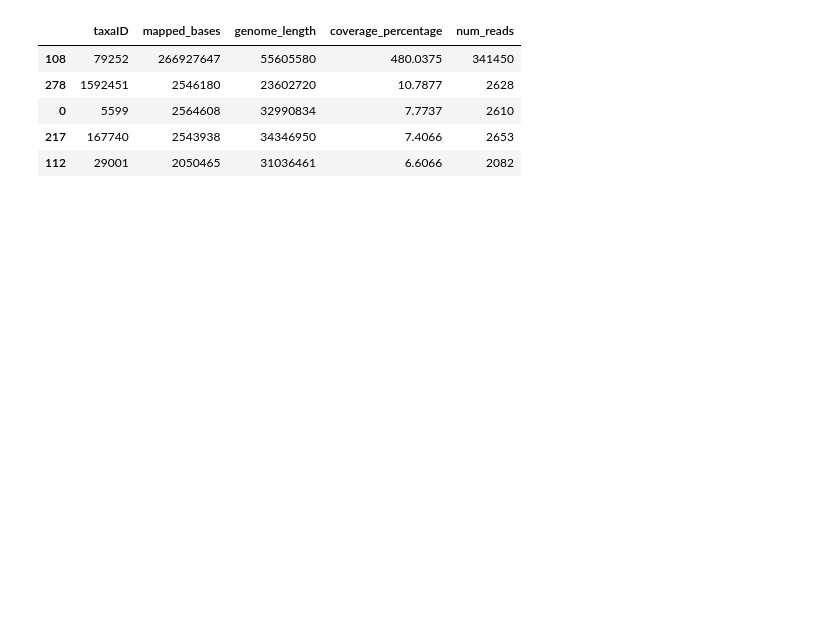
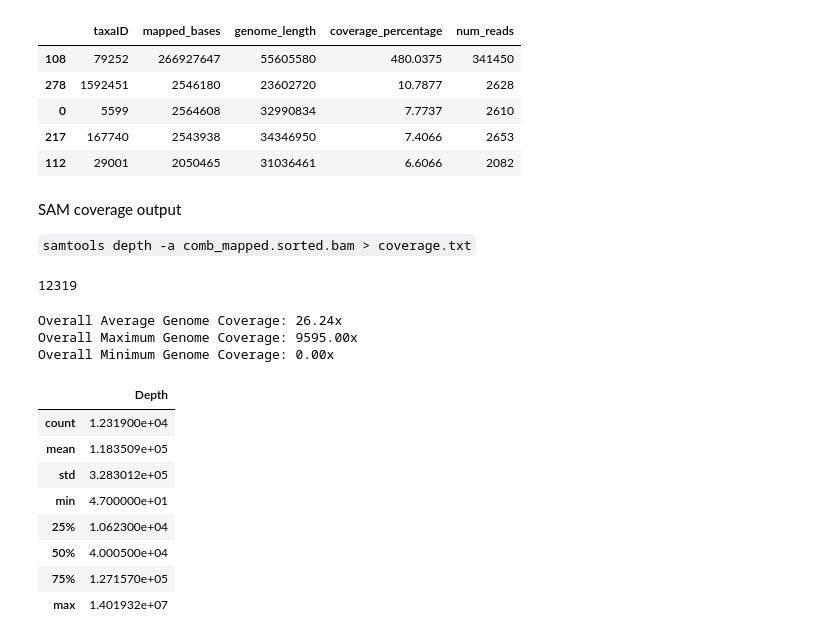
Before and after one commit to Mia-FGB/Strawberry_Analysis, a Jupyter notebook: mildew_pipeline_anaysis.ipynb, the cells around one changed output. Cells and saved outputs as stored; diff of their text form; code cells hidden in the pictures; blank space fills up the shorter version.

```diff
--- a/mildew_pipeline_anaysis.ipynb
+++ b/mildew_pipeline_anaysis.ipynb
@@ -106,3 +111,25 @@ comb_coverage.sort_values(by='coverage_percentage', ascending=False).head(5)
 | 0 | 5599 | 2564608 | 32990834 | 7.7737 | 2610 |
 | 217 | 167740 | 2543938 | 34346950 | 7.4066 | 2653 |
 | 112 | 29001 | 2050465 | 31036461 | 6.6066 | 2082 |
+# %% [markdown]
+SAM coverage output
+
+`samtools depth -a comb_mapped.sorted.bam > coverage.txt`
+# %%
+depth = pd.read_csv("/Users/berelsom/Library/CloudStorage/OneDrive-NorwichBioScienceInstitutes/Air_Samples/Tiptree/Mildew/coverage.txt",
+                     sep='\t',  names=["Contig", "Position", "Depth"])
+
+depth['Contig'].nunique()
+# %% [output]
+12319
+# %%
+overall_avg_depth = depth["Depth"].mean()
+overall_max_depth = depth["Depth"].max()
+overall_min_depth = depth["Depth"].min()
+print(f"Overall Average Genome Coverage: {overall_avg_depth:.2f}x")
+print(f"Overall Maximum Genome Coverage: {overall_max_depth:.2f}x")
+print(f"Overall Minimum Genome Coverage: {overall_min_depth:.2f}x")
+# %% [output]
+Overall Average Genome Coverage: 26.24x
+Overall Maximum Genome Coverage: 9595.00x
+Overall Minimum Genome Coverage: 0.00x
@@ -108,0 +139,12 @@ comb_coverage.sort_values(by='coverage_percentage', ascending=False).head(5)
+# %%
+contig_coverage.describe()
+# %% [output]
+|  | Depth |
+| count | 1.231900e+04 |
+| mean | 1.183509e+05 |
+| std | 3.283012e+05 |
+| min | 4.700000e+01 |
+| 25% | 1.062300e+04 |
+| 50% | 4.000500e+04 |
+| 75% | 1.271570e+05 |
+| max | 1.401932e+07 |
```
Also changed, not shown: parts of 7 cells of this notebook.
